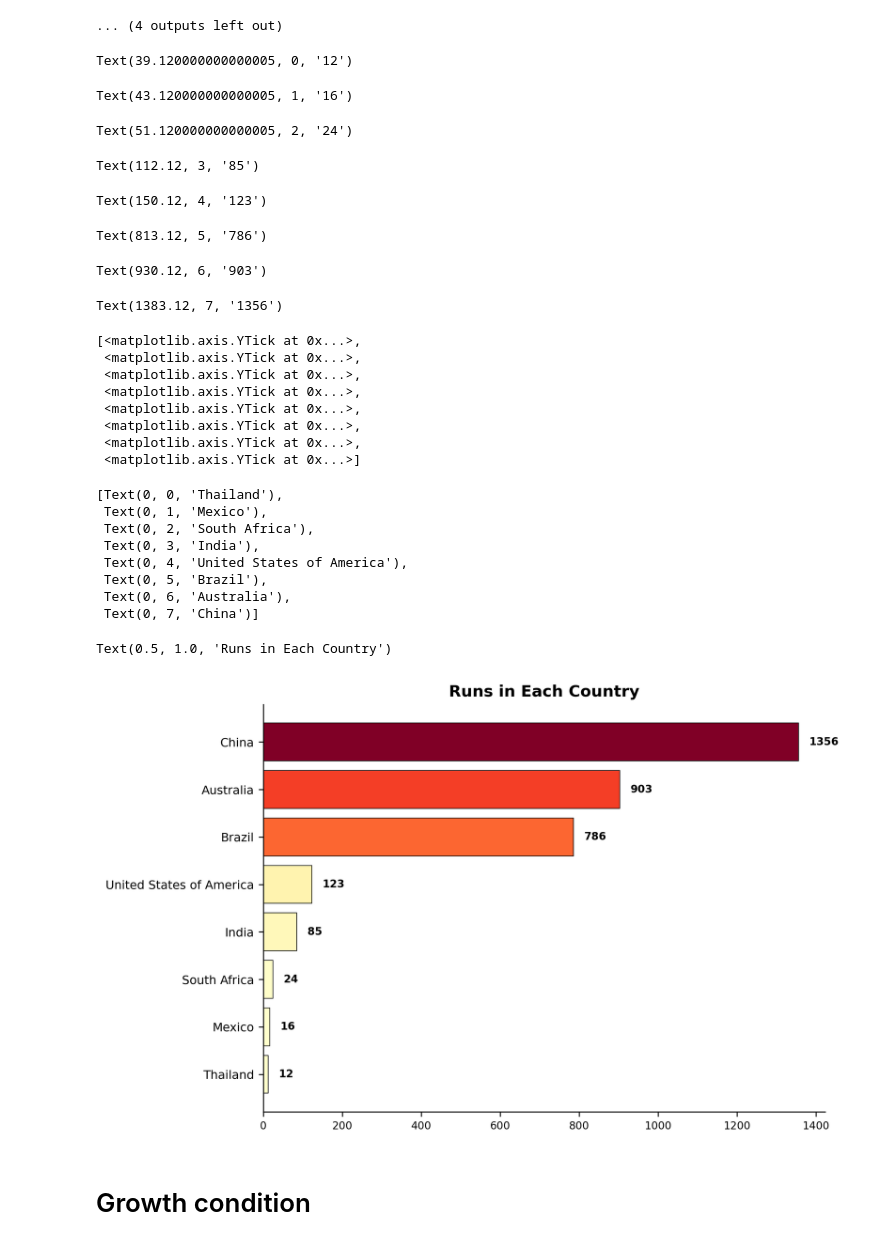
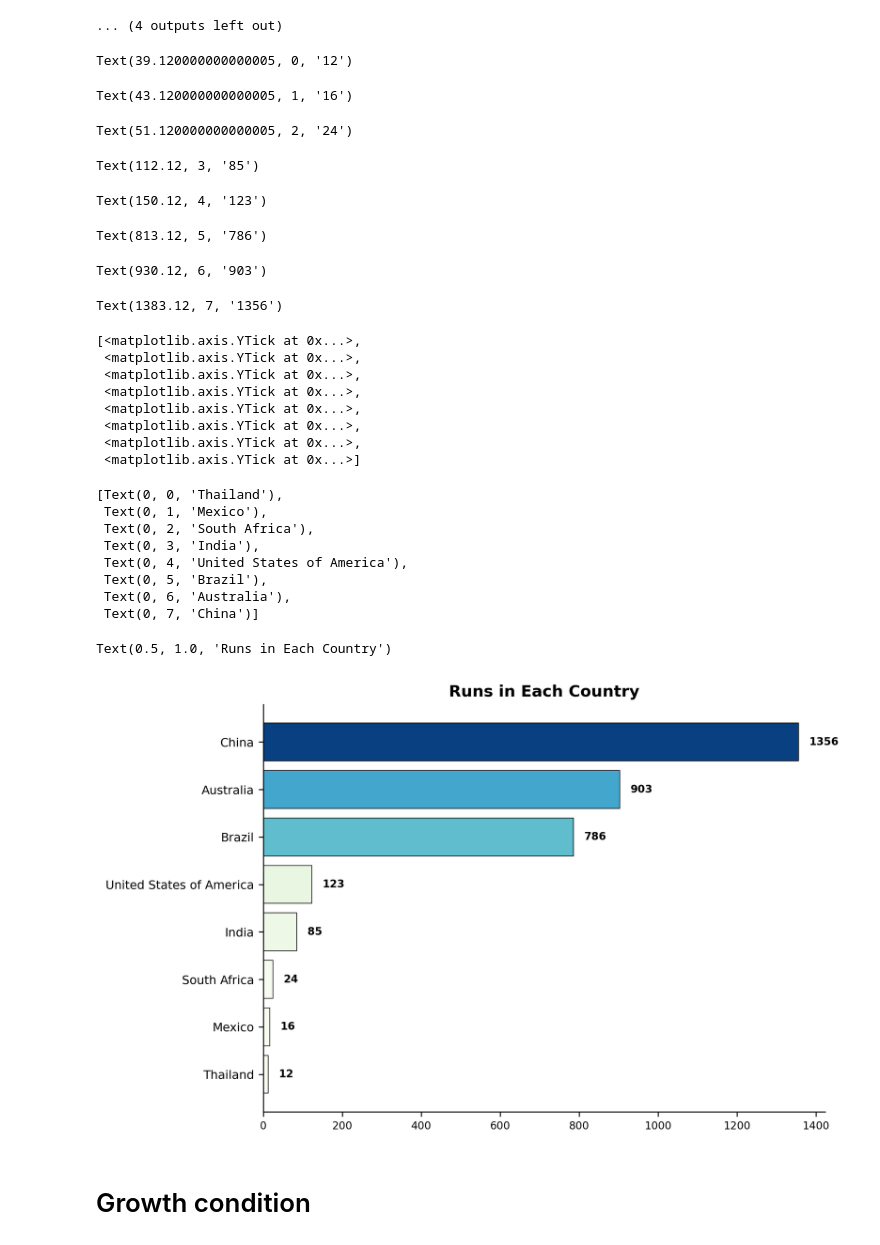
Before and after one commit to omatheuspimenta/scripts-databases, a Jupyter notebook: scripts/create_figures_rna_sugar.ipynb, the cells around one changed output. Drawn from its saved outputs; the diff is of its cells as text; code cells hidden in the pictures.

Commit message:
panel figure changes

```diff
--- a/scripts/create_figures_rna_sugar.ipynb
+++ b/scripts/create_figures_rna_sugar.ipynb
@@ -194,7 +197,7 @@ norm = mcolors.Normalize(
     vmin=data_countries["count"].min(),
     vmax=data_countries["count"].max()
 )
-cmap = plt.get_cmap("YlOrRd")
+cmap = plt.get_cmap("GnBu")
 bar_colors = [cmap(norm(valor)) for valor in data_countries_sorted["count"]]
 
 # Data for the bar plot
@@ -242,34 +245,34 @@ plt.tight_layout()
 # Save the bar plot in high resolution in TIFF or PDF formats
 plt.savefig("../figures/barplot.png", bbox_inches="tight", dpi=300)
 
 plt.show()
 # %% [output]
 Text(39.120000000000005, 0, '12')
 Text(43.120000000000005, 1, '16')
 Text(51.120000000000005, 2, '24')
 Text(112.12, 3, '85')
 Text(150.12, 4, '123')
 Text(813.12, 5, '786')
 Text(930.12, 6, '903')
 Text(1383.12, 7, '1356')
 [<matplotlib.axis.YTick at 0x...>,
  <matplotlib.axis.YTick at 0x...>,
  <matplotlib.axis.YTick at 0x...>,
  <matplotlib.axis.YTick at 0x...>,
  <matplotlib.axis.YTick at 0x...>,
  <matplotlib.axis.YTick at 0x...>,
  <matplotlib.axis.YTick at 0x...>,
  <matplotlib.axis.YTick at 0x...>]
 [Text(0, 0, 'Thailand'),
  Text(0, 1, 'Mexico'),
  Text(0, 2, 'South Africa'),
  Text(0, 3, 'India'),
  Text(0, 4, 'United States of America'),
  Text(0, 5, 'Brazil'),
  Text(0, 6, 'Australia'),
  Text(0, 7, 'China')]
 Text(0.5, 1.0, 'Runs in Each Country')
-[figure, old version]
+[figure, new version]
 # %% [markdown]
 # Growth condition
 # %%
```
Also changed, not shown: parts of 3 cells of this notebook, 4 other files.
